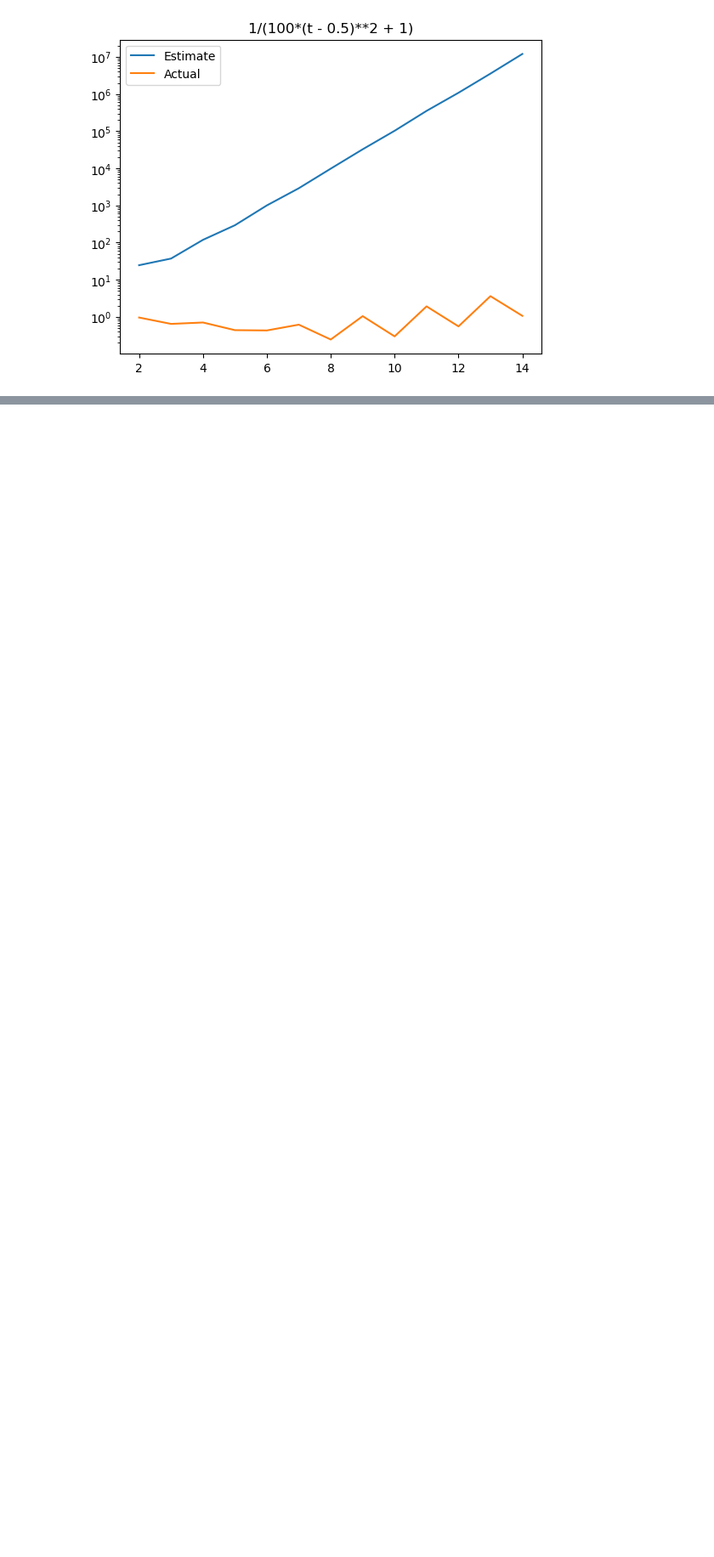
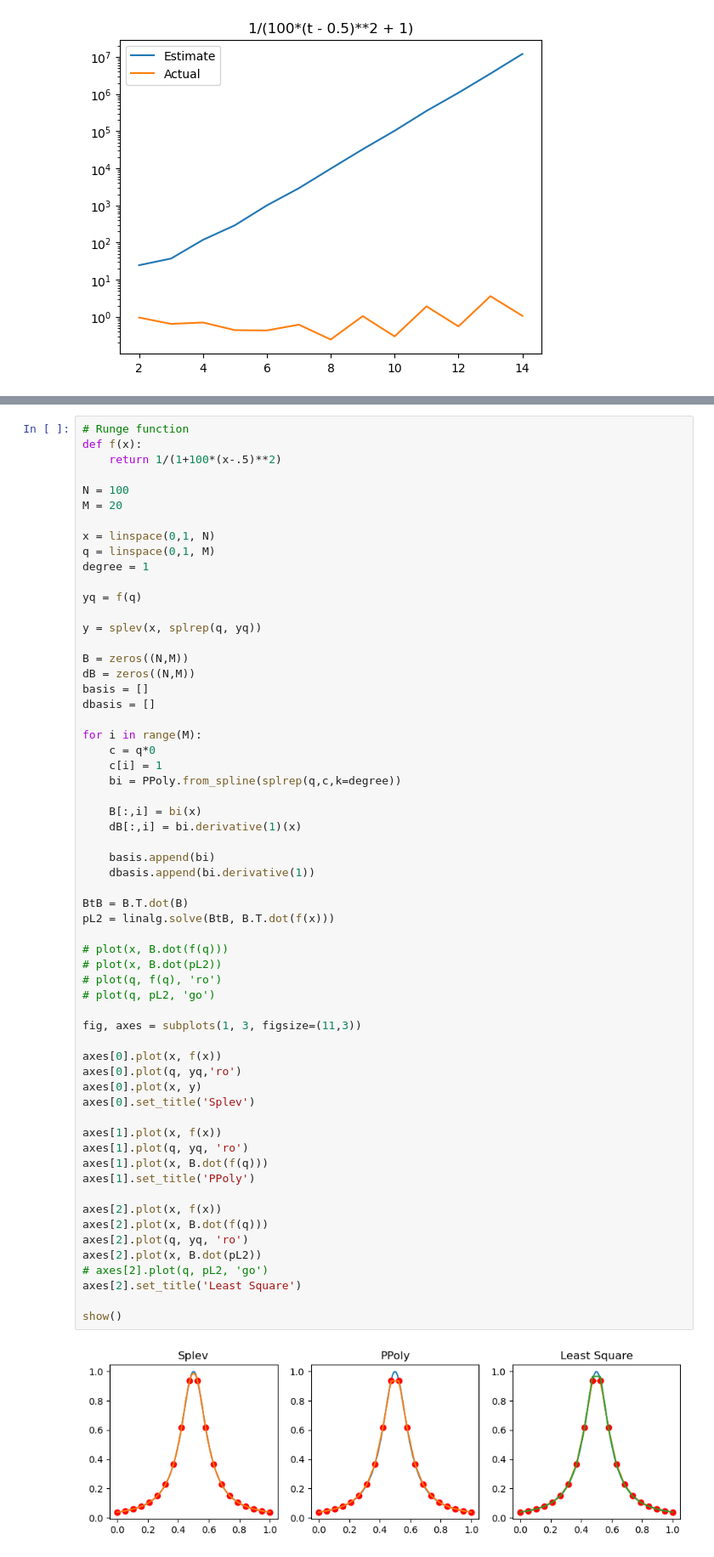
Before and after one commit to ananthkrishna96/Python-Allen-Cahn-FEM-Solver, a Jupyter notebook: Exercises.ipynb, the cells around one changed output, grey strips where cells are left out. Shown: that part at 85% size. Cells and saved outputs as stored; diff of their text form; blank space fills up the shorter version.

```diff
--- a/Exercises.ipynb
+++ b/Exercises.ipynb
@@ -315,0 +277,62 @@ pyplot.show()
+# %%
+# Runge function
+def f(x):
+    return 1/(1+100*(x-.5)**2)
+
+N = 100
+M = 20
+
+x = linspace(0,1, N)
+q = linspace(0,1, M)
+degree = 1
+
+yq = f(q)
+
+y = splev(x, splrep(q, yq))
+
+B = zeros((N,M))
+dB = zeros((N,M))
+basis = []
+dbasis = []
+
+for i in range(M):
+    c = q*0
+    c[i] = 1
+    bi = PPoly.from_spline(splrep(q,c,k=degree))
+
+    B[:,i] = bi(x)
+    dB[:,i] = bi.derivative(1)(x)
+
+    basis.append(bi)
+    dbasis.append(bi.derivative(1))
+
+BtB = B.T.dot(B)
+pL2 = linalg.solve(BtB, B.T.dot(f(x)))
+
+# plot(x, B.dot(f(q)))
+# plot(x, B.dot(pL2))
+# plot(q, f(q), 'ro')
+# plot(q, pL2, 'go')
+
+fig, axes = subplots(1, 3, figsize=(11,3))
+
+axes[0].plot(x, f(x))
+axes[0].plot(q, yq,'ro')
+axes[0].plot(x, y)
+axes[0].set_title('Splev')
+
+axes[1].plot(x, f(x))
+axes[1].plot(q, yq, 'ro')
+axes[1].plot(x, B.dot(f(q)))
+axes[1].set_title('PPoly')
+
+axes[2].plot(x, f(x))
+axes[2].plot(x, B.dot(f(q)))
+axes[2].plot(q, yq, 'ro')
+axes[2].plot(x, B.dot(pL2))
+# axes[2].plot(q, pL2, 'go')
+axes[2].set_title('Least Square')
+
+show()
+# %% [output]
+[figure, added]
```
Also changed, not shown: parts of 15 cells of this notebook.
